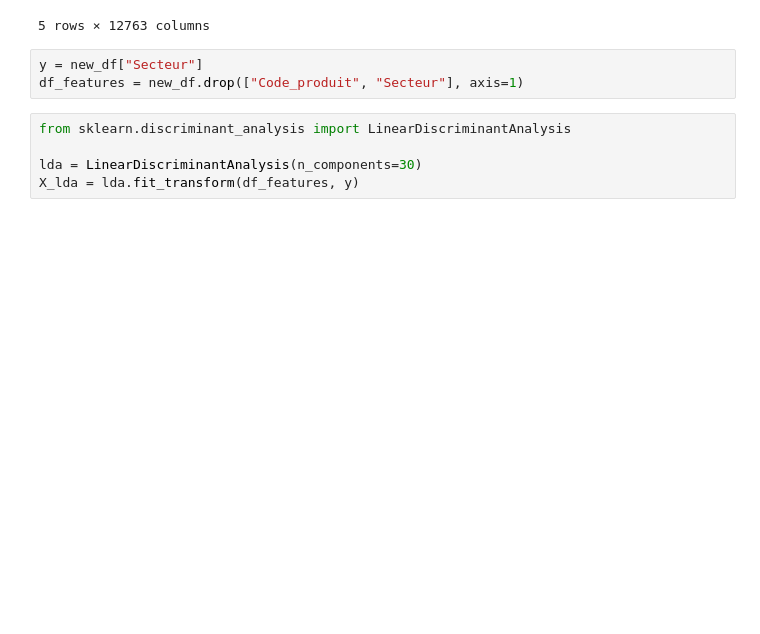
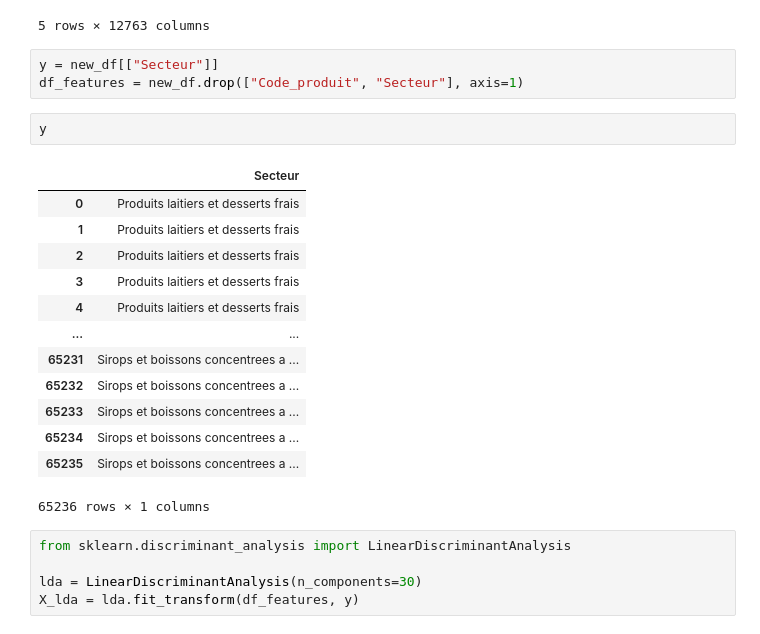
Before and after one commit to Thomasaujoux/food-classification, a Jupyter notebook: models/multinomial_naive_bayes.ipynb, the cells around one changed output. Drawn from its saved outputs; the diff is of its cells as text; blank space fills up the shorter version.

```diff
--- a/models/multinomial_naive_bayes.ipynb
+++ b/models/multinomial_naive_bayes.ipynb
@@ -107,8 +107,24 @@ new_df.head()
 | 4 | 460 | Produits laitiers et desserts frais | 0 | 0 | 0 | 0 | 0 | ... |
 5 rows × 12763 columns
 # %%
-y = new_df["Secteur"]
+y = new_df[["Secteur"]]
 df_features = new_df.drop(["Code_produit", "Secteur"], axis=1)
+# %%
+y
+# %% [output]
+|  | Secteur |
+| 0 | Produits laitiers et desserts frais |
+| 1 | Produits laitiers et desserts frais |
+| 2 | Produits laitiers et desserts frais |
+| 3 | Produits laitiers et desserts frais |
+| 4 | Produits laitiers et desserts frais |
+| ... | ... |
+| 65231 | Sirops et boissons concentrees a ... |
+| 65232 | Sirops et boissons concentrees a ... |
+| 65233 | Sirops et boissons concentrees a ... |
+| 65234 | Sirops et boissons concentrees a ... |
+| 65235 | Sirops et boissons concentrees a ... |
+65236 rows × 1 columns
 # %%
 from sklearn.discriminant_analysis import LinearDiscriminantAnalysis
 
```
Also changed, not shown: parts of 12 cells of this notebook, 1 other file.
